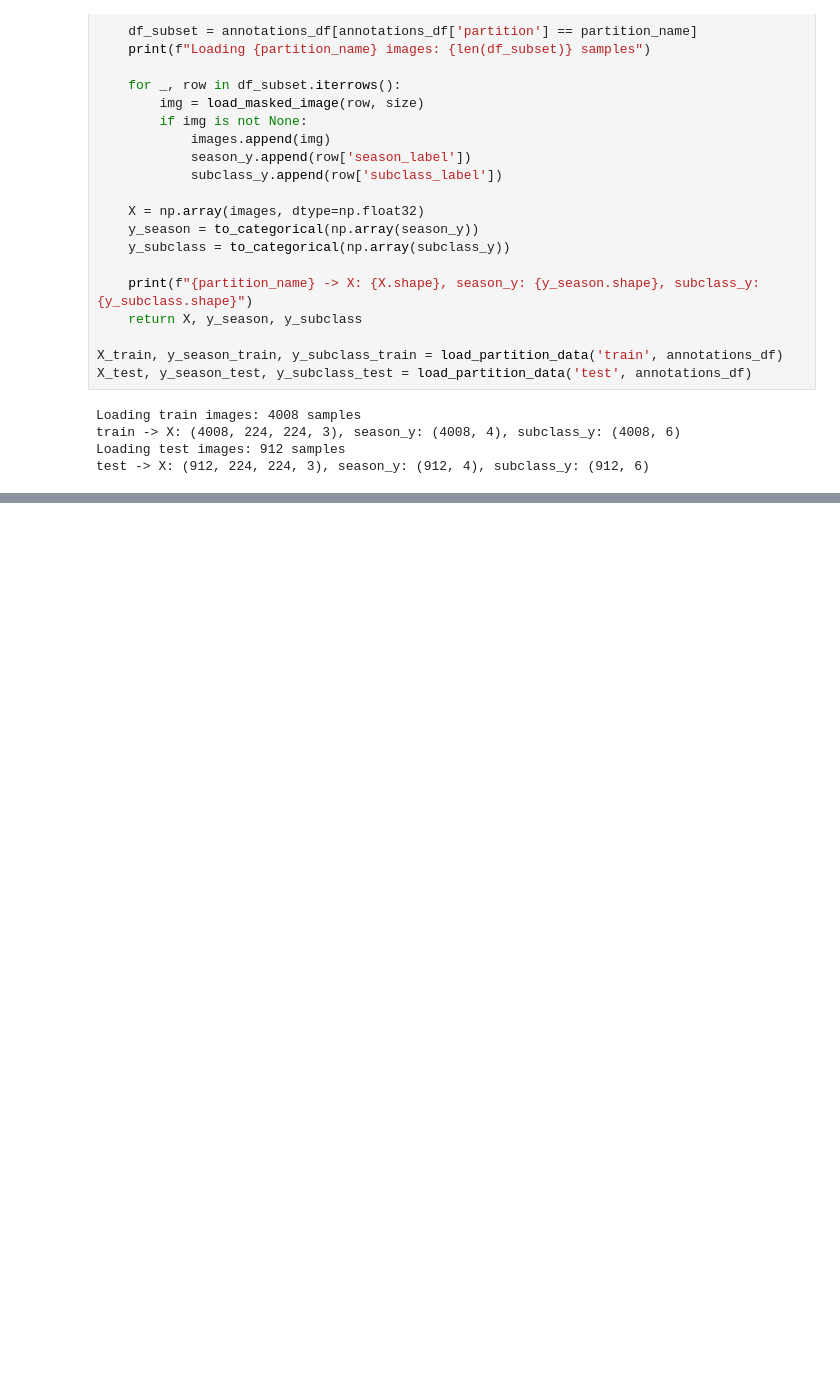
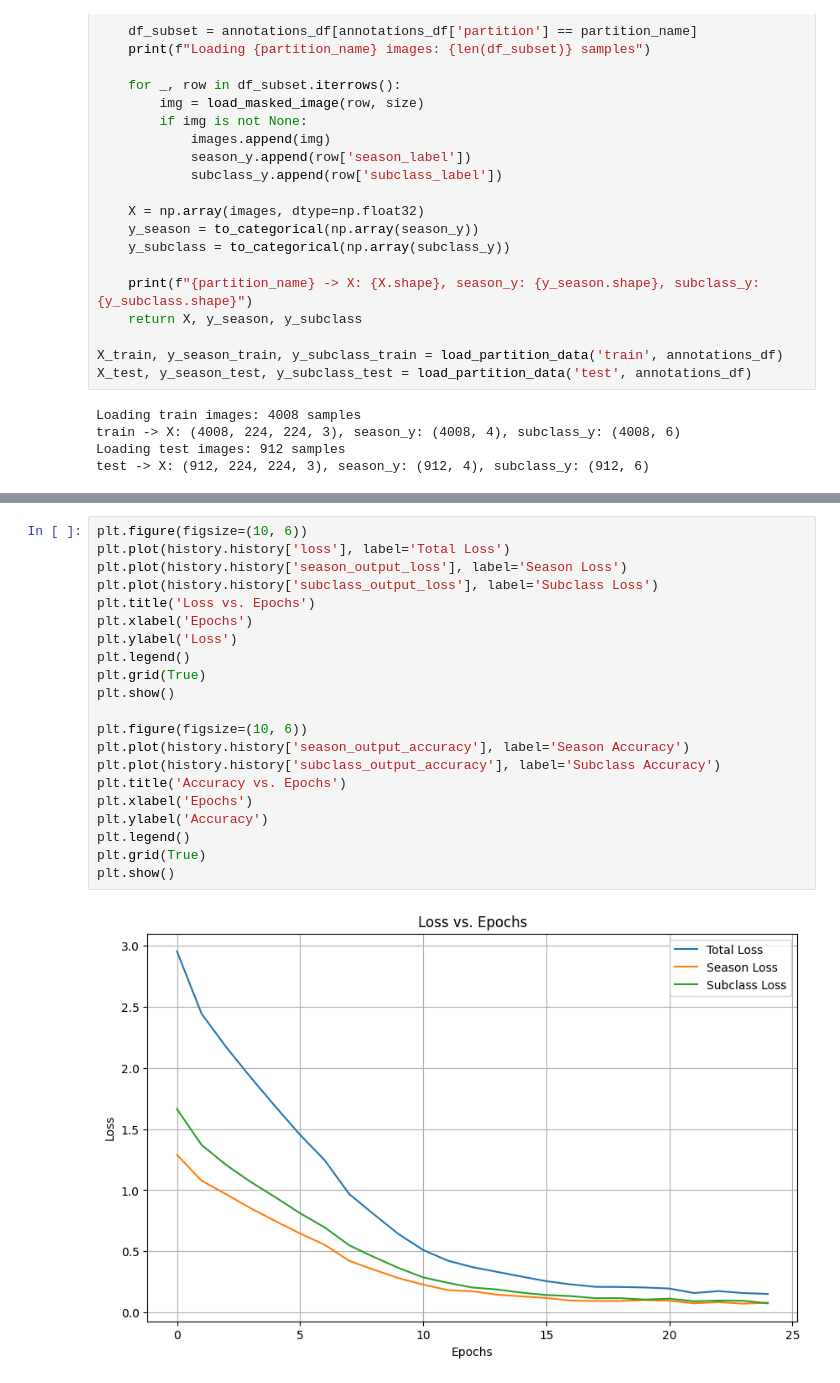
Before and after one commit to ravitejagundu11/AI-Powered-Color-Analysis, a Jupyter notebook: models/EfficientNetB0/model-train.ipynb, the cells around one changed output, grey strips where cells are left out. Saved outputs shown, nothing was run; the diff lists cells and outputs as text; blank space fills up the shorter version.

Commit message:
updated graphs for efficient net

```diff
--- a/models/EfficientNetB0/model-train.ipynb
+++ b/models/EfficientNetB0/model-train.ipynb
@@ -278,0 +263,23 @@ Epoch 25/25
+# %%
+plt.figure(figsize=(10, 6))
+plt.plot(history.history['loss'], label='Total Loss')
+plt.plot(history.history['season_output_loss'], label='Season Loss')
+plt.plot(history.history['subclass_output_loss'], label='Subclass Loss')
+plt.title('Loss vs. Epochs')
+plt.xlabel('Epochs')
+plt.ylabel('Loss')
+plt.legend()
+plt.grid(True)
+plt.show()
+
+plt.figure(figsize=(10, 6))
+plt.plot(history.history['season_output_accuracy'], label='Season Accuracy')
+plt.plot(history.history['subclass_output_accuracy'], label='Subclass Accuracy')
+plt.title('Accuracy vs. Epochs')
+plt.xlabel('Epochs')
+plt.ylabel('Accuracy')
+plt.legend()
+plt.grid(True)
+plt.show()
+# %% [output]
+[figure, added]
```
Also changed, not shown: parts of 6 cells of this notebook.
